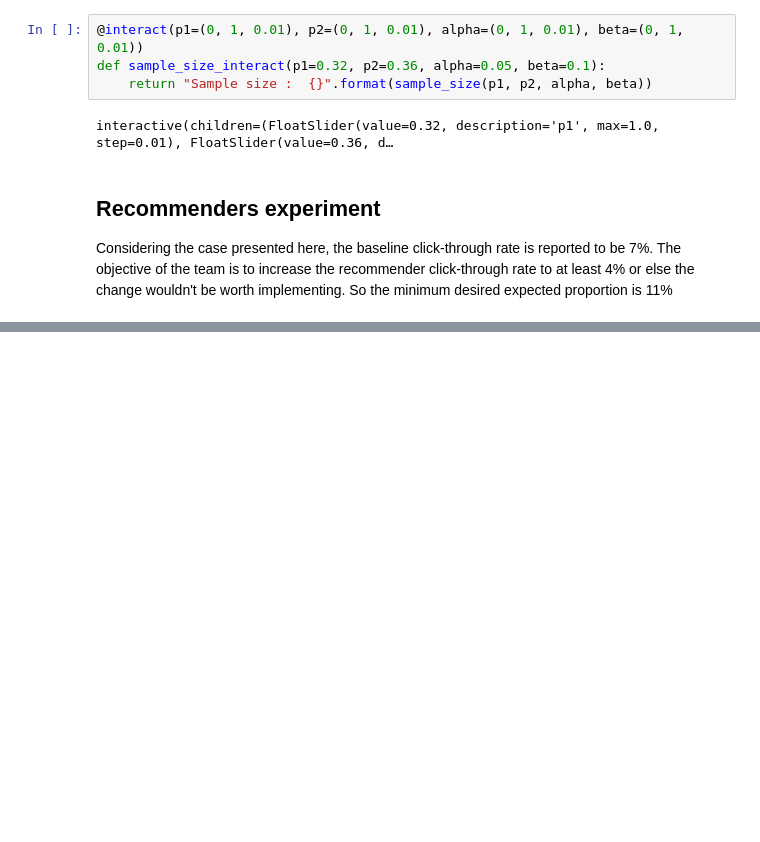
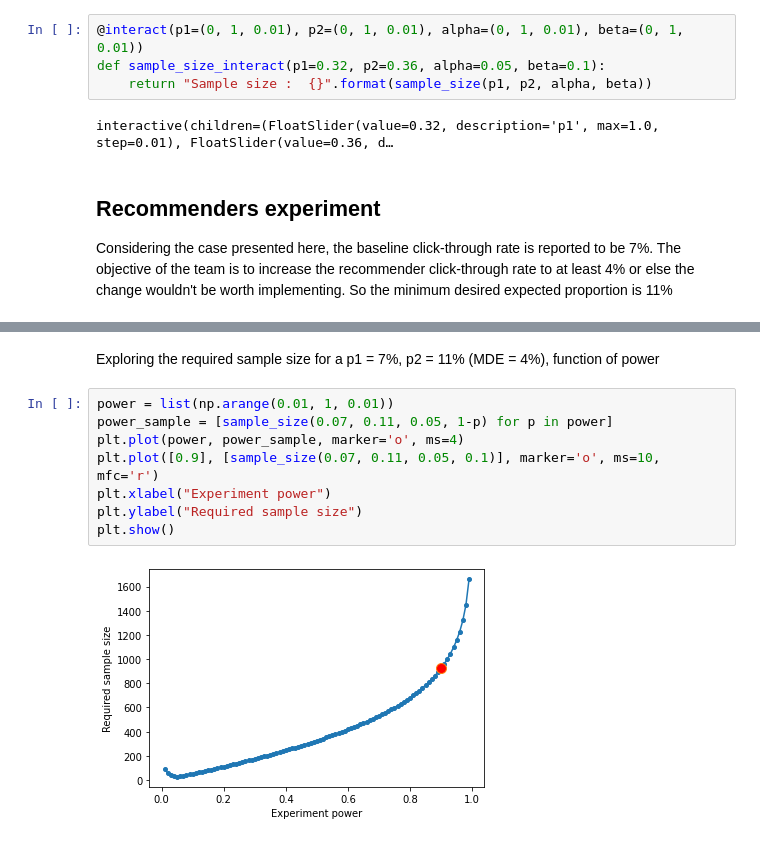
Before and after one commit to SandroEph/abrecommenders, a Jupyter notebook: 02 - AB experiment.ipynb, the cells around one changed output, grey strips where cells are left out. Saved outputs shown, nothing was run; the diff lists cells and outputs as text; blank space fills up the shorter version.

Commit message:
Updated experiment design

```diff
--- a/02 - AB experiment.ipynb
+++ b/02 - AB experiment.ipynb
@@ -66,3 +111,15 @@ Considering the case presented here, the baseline click-through rate is reported
+# %% [markdown]
+Exploring the required sample size for a p1 = 7%, p2 = 11% (MDE = 4%), function of power
+# %%
+power = list(np.arange(0.01, 1, 0.01))
+power_sample = [sample_size(0.07, 0.11, 0.05, 1-p) for p in power]
+plt.plot(power, power_sample, marker='o', ms=4)
+plt.plot([0.9], [sample_size(0.07, 0.11, 0.05, 0.1)], marker='o', ms=10, mfc='r')
+plt.xlabel("Experiment power")
+plt.ylabel("Required sample size")
+plt.show()
+# %% [output]
+[figure, added]
 # %%
 sample_size(0.07, 0.11, 0.05, 0.1)
 # %% [output]
```
Also changed, not shown: parts of 14 cells of this notebook, 1 other file.
